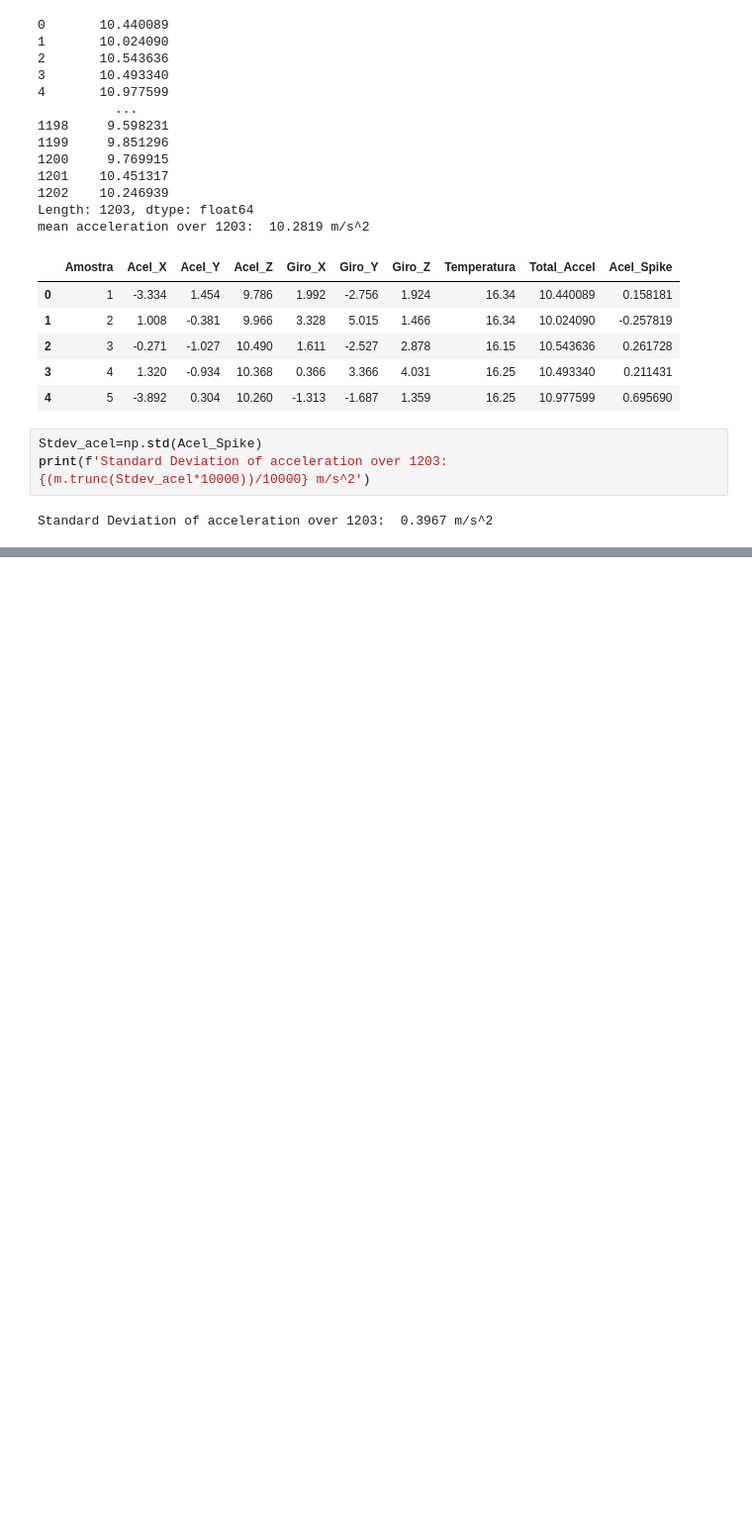
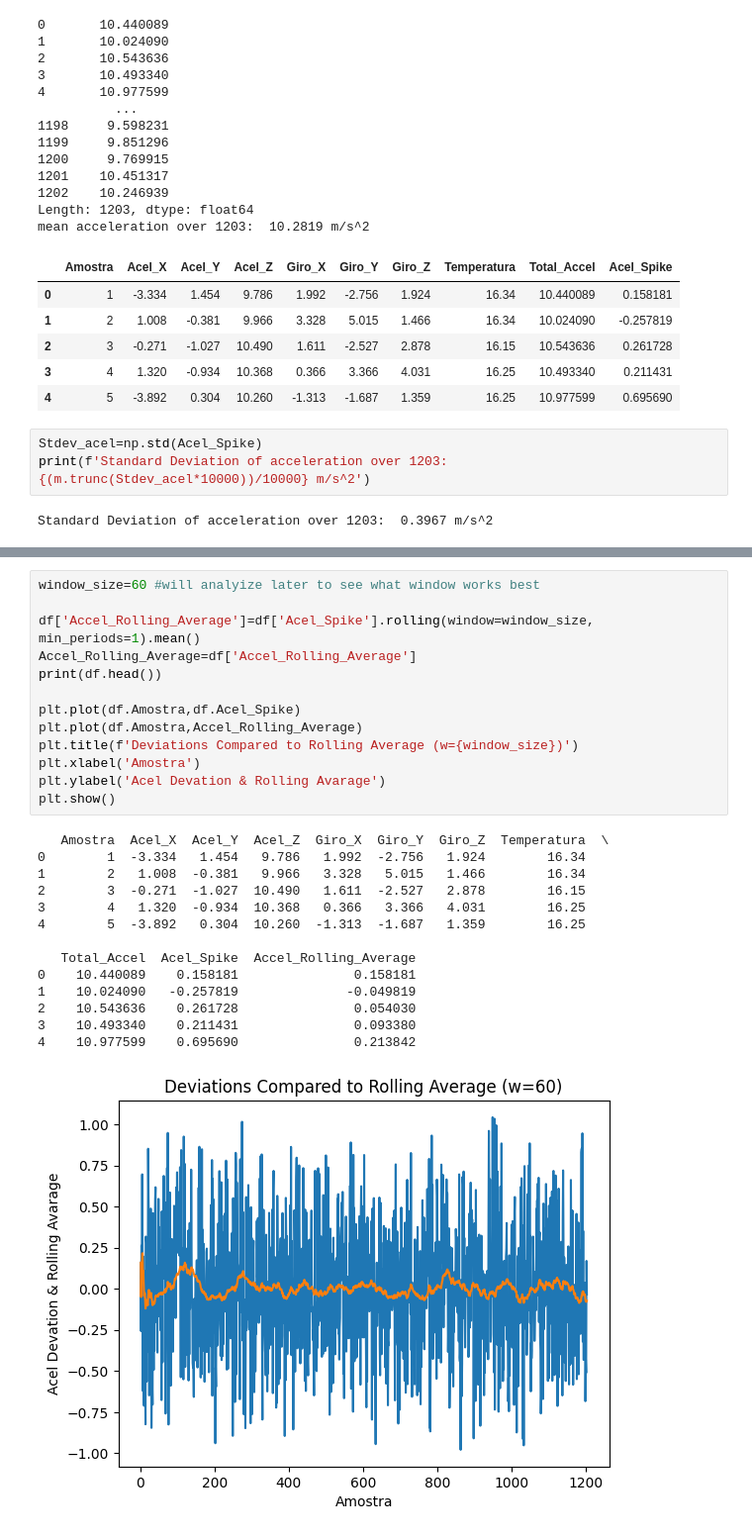
Before and after one commit to hoodgavin216-a11y/ThrustStand, a Jupyter notebook: analysis/MPU_Finite_Analysis_Practice.ipynb, the cells around one changed output, grey strips where cells are left out. Shown at 99% size. Saved outputs shown, nothing was run; the diff lists cells and outputs as text; blank space fills up the shorter version.

```diff
--- a/analysis/MPU_Finite_Analysis_Practice.ipynb
+++ b/analysis/MPU_Finite_Analysis_Practice.ipynb
@@ -90,0 +102,28 @@ Peak-to-Peak Accleration (sum xyz): 2.022 m/s^2
+# %%
+window_size=60 #will analyize later to see what window works best
+
+df['Accel_Rolling_Average']=df['Acel_Spike'].rolling(window=window_size, min_periods=1).mean()
+Accel_Rolling_Average=df['Accel_Rolling_Average']
+print(df.head())
+
+plt.plot(df.Amostra,df.Acel_Spike)
+plt.plot(df.Amostra,Accel_Rolling_Average)
+plt.title(f'Deviations Compared to Rolling Average (w={window_size})')
+plt.xlabel('Amostra')
+plt.ylabel('Acel Devation & Rolling Avarage')
+plt.show()
+# %% [output]
+   Amostra  Acel_X  Acel_Y  Acel_Z  Giro_X  Giro_Y  Giro_Z  Temperatura  \
+0        1  -3.334   1.454   9.786   1.992  -2.756   1.924        16.34
+1        2   1.008  -0.381   9.966   3.328   5.015   1.466        16.34
+2        3  -0.271  -1.027  10.490   1.611  -2.527   2.878        16.15
+3        4   1.320  -0.934  10.368   0.366   3.366   4.031        16.25
+4        5  -3.892   0.304  10.260  -1.313  -1.687   1.359        16.25
+
+   Total_Accel  Acel_Spike  Accel_Rolling_Average
+0    10.440089    0.158181               0.158181
+1    10.024090   -0.257819              -0.049819
+2    10.543636    0.261728               0.054030
+3    10.493340    0.211431               0.093380
+4    10.977599    0.695690               0.213842
+[figure, added]
```
Also changed, not shown: parts of 5 cells of this notebook.
